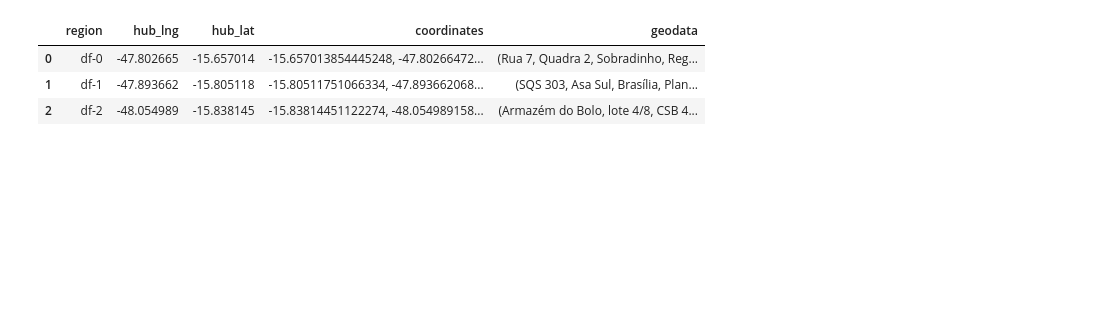
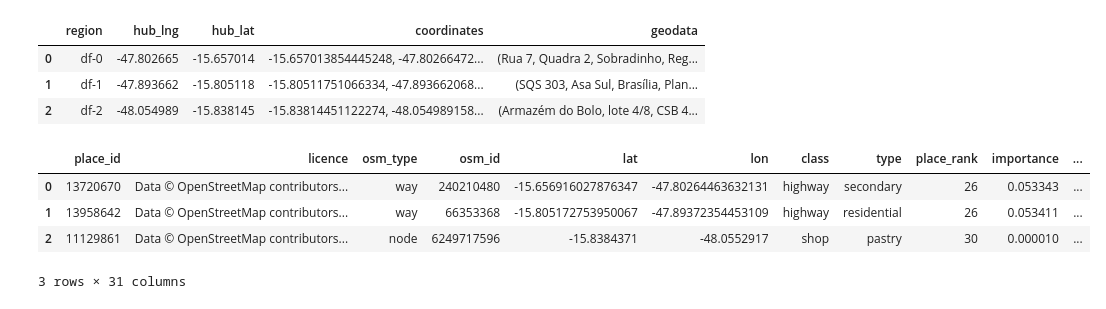
Before and after one commit to alexmdebarros/Projeto-Log, a Jupyter notebook: ProjetoLog.ipynb, the cells around one changed output. Cells and saved outputs as stored; diff of their text form; code cells hidden in the pictures; blank space fills up the shorter version.

Commit message:
normalizando o geodata para obter dados dos endereços

```diff
--- a/ProjetoLog.ipynb
+++ b/ProjetoLog.ipynb
@@ -179,3 +179,13 @@ hub_df.head()
 | 0 | df-0 | -47.802665 | -15.657014 | -15.657013854445248, -47.80266472... | (Rua 7, Quadra 2, Sobradinho, Reg... |
 | 1 | df-1 | -47.893662 | -15.805118 | -15.80511751066334, -47.893662068... | (SQS 303, Asa Sul, Brasília, Plan... |
 | 2 | df-2 | -48.054989 | -15.838145 | -15.83814451122274, -48.054989158... | (Armazém do Bolo, lote 4/8, CSB 4... |
+# %%
+#normalizando o geodata para obter dados dos endereços
+hub_geodata_df = pd.json_normalize(hub_df['geodata'].apply(lambda data: data.raw))
+hub_geodata_df.head()
+# %% [output]
+|  | place_id | licence | osm_type | osm_id | lat | lon | class | type | place_rank | importance | ... |
+| 0 | 13720670 | Data © OpenStreetMap contributors... | way | 240210480 | -15.656916027876347 | -47.80264463632131 | highway | secondary | 26 | 0.053343 | ... |
+| 1 | 13958642 | Data © OpenStreetMap contributors... | way | 66353368 | -15.805172753950067 | -47.89372354453109 | highway | residential | 26 | 0.053411 | ... |
+| 2 | 11129861 | Data © OpenStreetMap contributors... | node | 6249717596 | -15.8384371 | -48.0552917 | shop | pastry | 30 | 0.000010 | ... |
+3 rows × 31 columns
```
Also changed, not shown: parts of 1 cell of this notebook.
